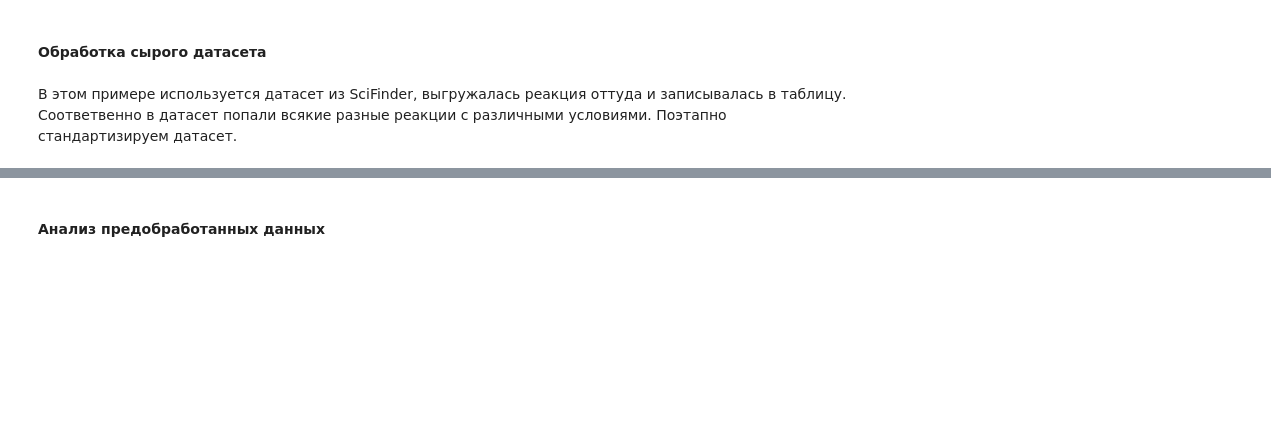
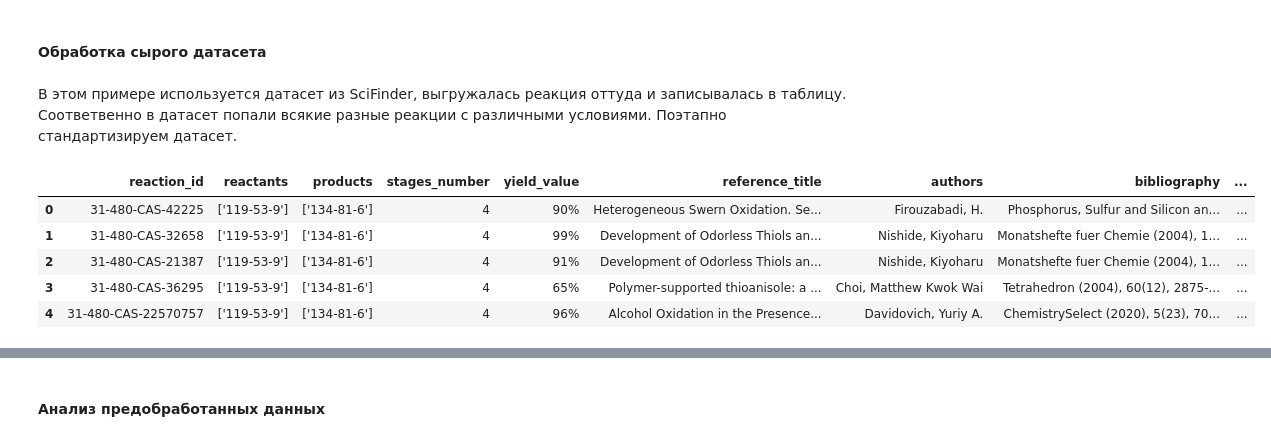
Before and after one commit to XenaN/Chem_conditions, a Jupyter notebook: notebooks/Tutorial.ipynb, the cells around one changed output, grey strips where cells are left out. Cells and saved outputs as stored; diff of their text form; code cells hidden in the pictures; blank space fills up the shorter version.

```diff
--- a/notebooks/Tutorial.ipynb
+++ b/notebooks/Tutorial.ipynb
@@ -93,5 +94,16 @@ Curr. Opin Drug Discov. Dev., 11 (2008), pp. 393-404
 #### Обработка сырого датасета
 # %% [markdown]
 В этом примере используется датасет из SciFinder, выгружалась реакция оттуда и записывалась в таблицу. Соответвенно в датасет попали всякие разные реакции с различными условиями. Поэтапно стандартизируем датасет.
+# %%
+df = pd.read_csv('../data/interim/dataset_15k_pages_1_stage.csv')
+# %%
+df.head()
+# %% [output]
+|  | reaction_id | reactants | products | stages_number | yield_value | reference_title | authors | bibliography | ... |
+| 0 | 31-480-CAS-42225 | ['119-53-9'] | ['134-81-6'] | 4 | 90% | Heterogeneous Swern Oxidation. Se... | Firouzabadi, H. | Phosphorus, Sulfur and Silicon an... | ... |
+| 1 | 31-480-CAS-32658 | ['119-53-9'] | ['134-81-6'] | 4 | 99% | Development of Odorless Thiols an... | Nishide, Kiyoharu | Monatshefte fuer Chemie (2004), 1... | ... |
+| 2 | 31-480-CAS-21387 | ['119-53-9'] | ['134-81-6'] | 4 | 91% | Development of Odorless Thiols an... | Nishide, Kiyoharu | Monatshefte fuer Chemie (2004), 1... | ... |
+| 3 | 31-480-CAS-36295 | ['119-53-9'] | ['134-81-6'] | 4 | 65% | Polymer-supported thioanisole: a ... | Choi, Matthew Kwok Wai | Tetrahedron (2004), 60(12), 2875-... | ... |
+| 4 | 31-480-CAS-22570757 | ['119-53-9'] | ['134-81-6'] | 4 | 96% | Alcohol Oxidation in the Presence... | Davidovich, Yuriy A. | ChemistrySelect (2020), 5(23), 70... | ... |
 # %%
 # Фильтрация по реакциям с одной стадией
```
Also changed, not shown: parts of 32 cells of this notebook.
